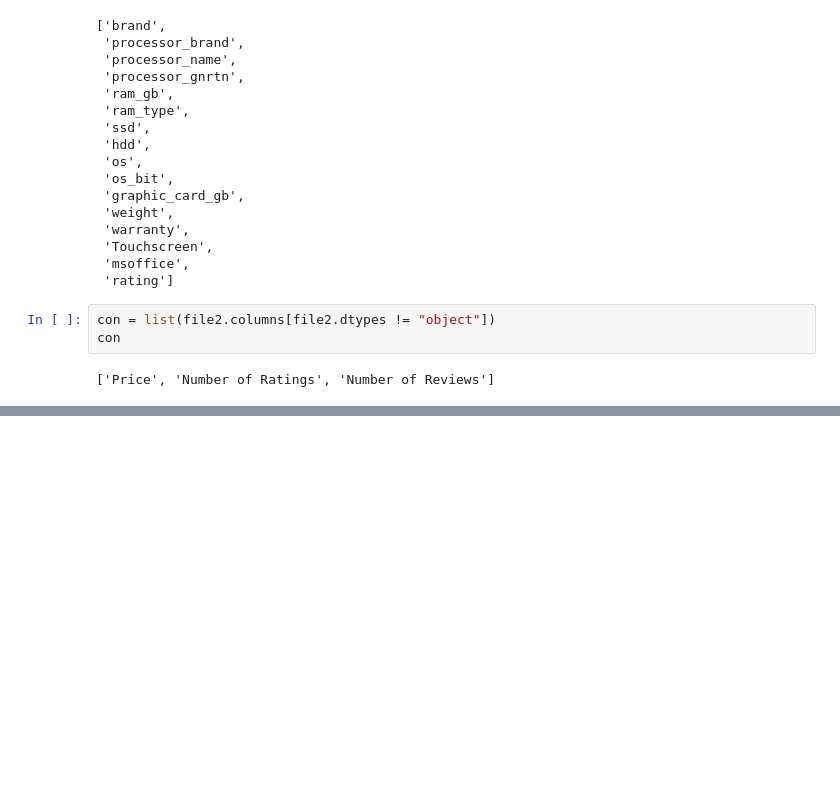
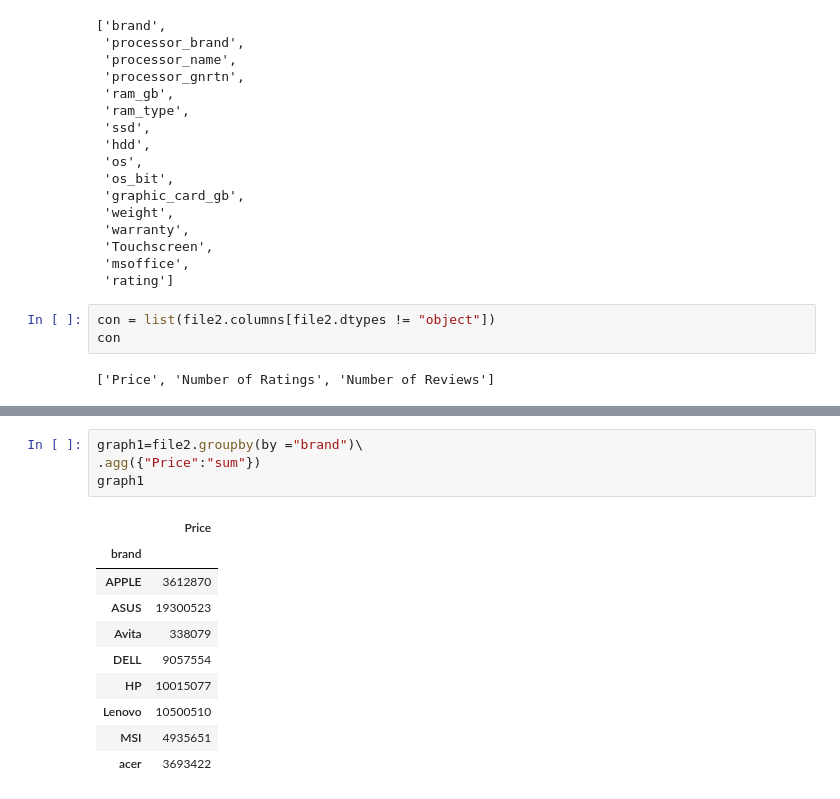
Before and after one commit to neelima225/repository18-3, a Jupyter notebook: analysis/EDA.ipynb, the cells around one changed output, grey strips where cells are left out. Cells and saved outputs as stored; diff of their text form; blank space fills up the shorter version.

```diff
--- a/analysis/EDA.ipynb
+++ b/analysis/EDA.ipynb
@@ -167,0 +208,15 @@ con
+# %%
+graph1=file2.groupby(by ="brand")\
+.agg({"Price":"sum"})
+graph1
+# %% [output]
+|  | Price |
+| brand |  |
+| APPLE | 3612870 |
+| ASUS | 19300523 |
+| Avita | 338079 |
+| DELL | 9057554 |
+| HP | 10015077 |
+| Lenovo | 10500510 |
+| MSI | 4935651 |
+| acer | 3693422 |
```
Also changed, not shown: parts of 5 cells of this notebook, 1 other file.
